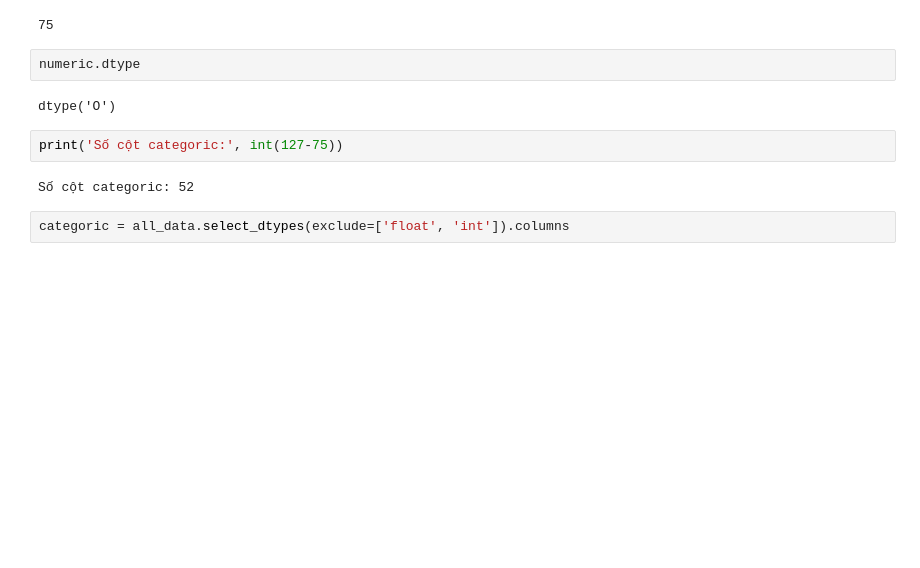
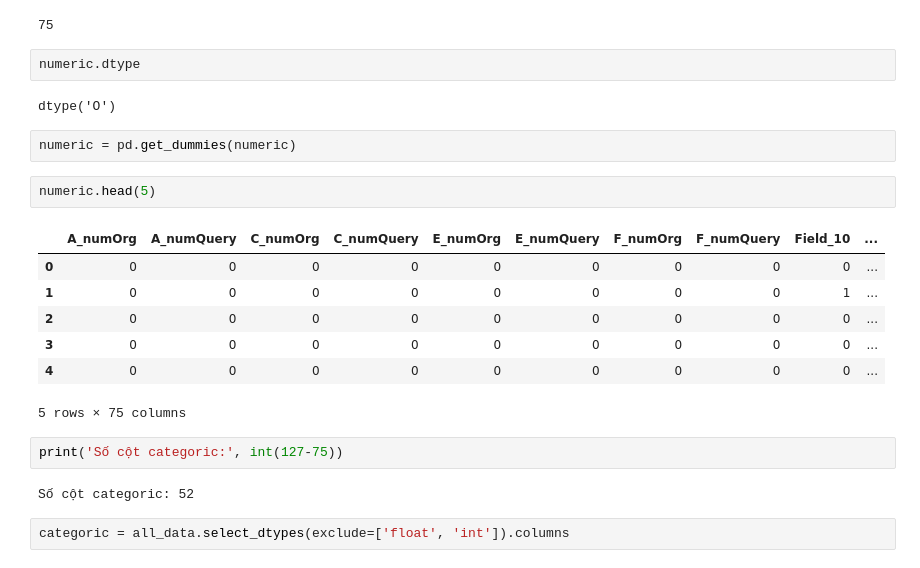
Before and after one commit to Electron-Group/kalapa-model, a Jupyter notebook: second challenge.ipynb, the cells around one changed output. Drawn from its saved outputs; the diff is of its cells as text; blank space fills up the shorter version.

```diff
--- a/second challenge.ipynb
+++ b/second challenge.ipynb
@@ -556,6 +558,18 @@ len(numeric)
 numeric.dtype
 # %% [output]
 dtype('O')
+# %%
+numeric = pd.get_dummies(numeric)
+# %%
+numeric.head(5)
+# %% [output]
+|  | A_numOrg | A_numQuery | C_numOrg | C_numQuery | E_numOrg | E_numQuery | F_numOrg | F_numQuery | Field_10 | ... |
+| 0 | 0 | 0 | 0 | 0 | 0 | 0 | 0 | 0 | 0 | ... |
+| 1 | 0 | 0 | 0 | 0 | 0 | 0 | 0 | 0 | 1 | ... |
+| 2 | 0 | 0 | 0 | 0 | 0 | 0 | 0 | 0 | 0 | ... |
+| 3 | 0 | 0 | 0 | 0 | 0 | 0 | 0 | 0 | 0 | ... |
+| 4 | 0 | 0 | 0 | 0 | 0 | 0 | 0 | 0 | 0 | ... |
+5 rows × 75 columns
 # %%
 print('Số cột categoric:', int(127-75))
 # %% [output]
```
Also changed, not shown: parts of 13 cells of this notebook.
